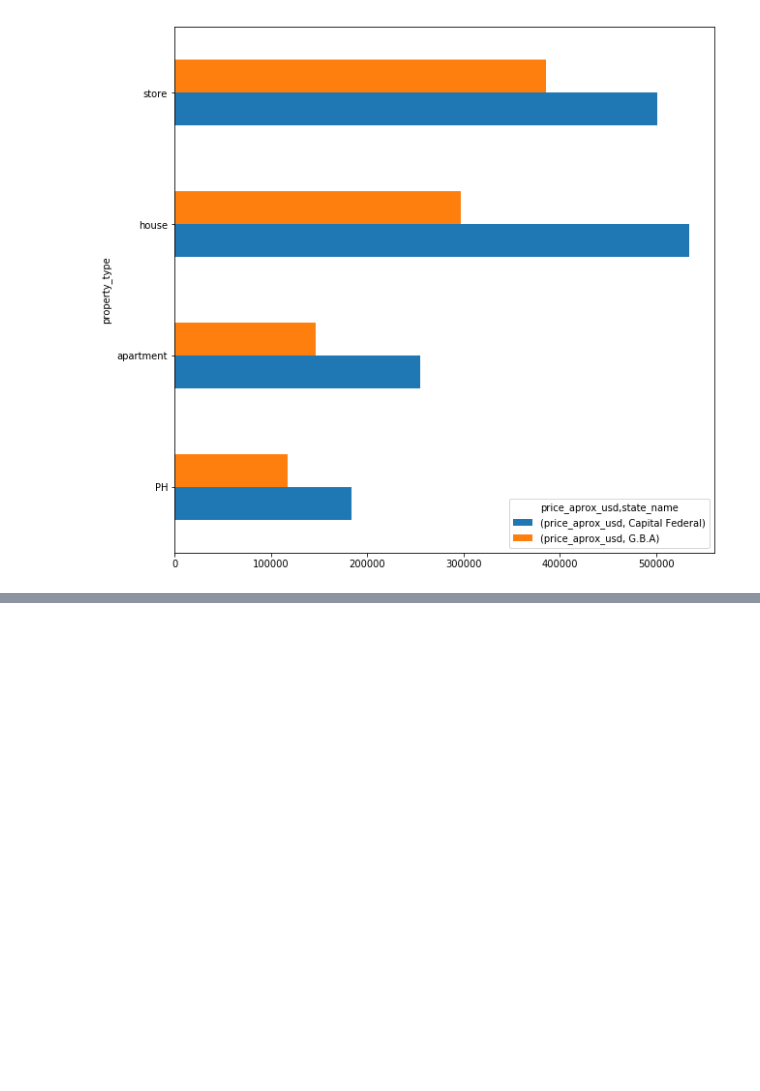
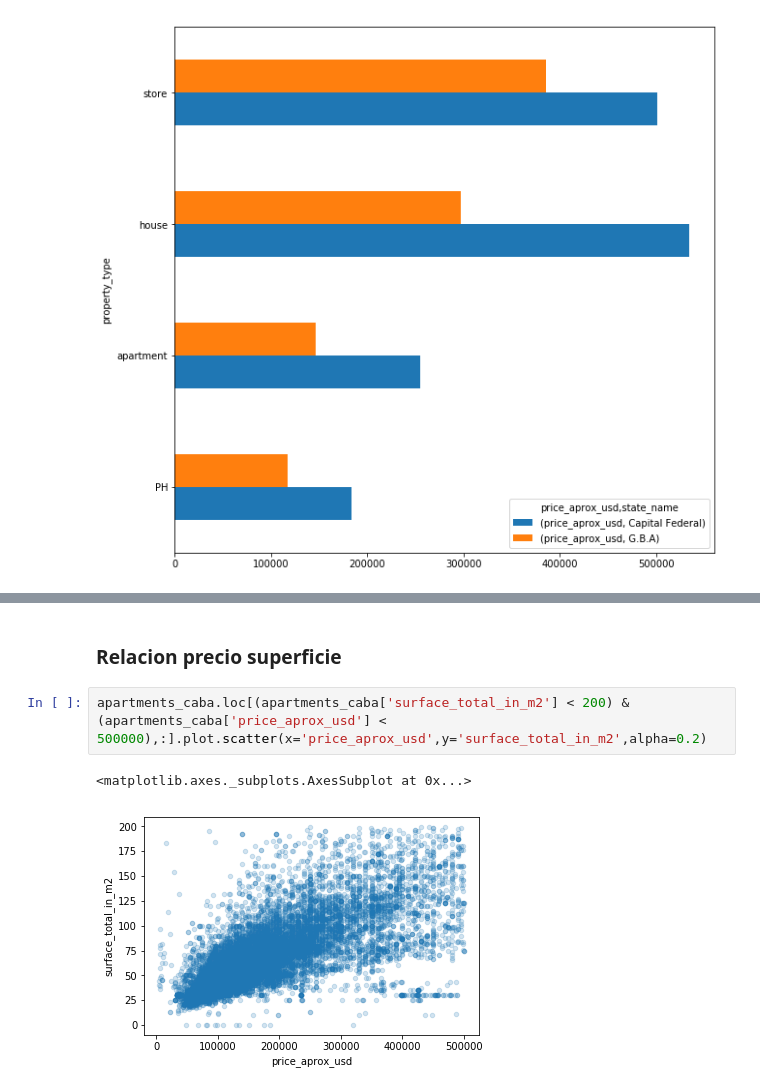
Before and after one commit to LucianoGiannotti/ProperatiDatosTP, a Jupyter notebook: Depuracion de datos.ipynb, the cells around one changed output, grey strips where cells are left out. Drawn from its saved outputs; the diff is of its cells as text; blank space fills up the shorter version.

Commit message:
scatter precio superficie deptos caba

```diff
--- a/Depuracion de datos.ipynb
+++ b/Depuracion de datos.ipynb
@@ -701,0 +733,7 @@ grouped.plot(kind='barh', figsize=(10,10))
+# %% [markdown]
+### Relacion precio superficie
+# %%
+apartments_caba.loc[(apartments_caba['surface_total_in_m2'] < 200) &(apartments_caba['price_aprox_usd'] < 500000),:].plot.scatter(x='price_aprox_usd',y='surface_total_in_m2',alpha=0.2)
+# %% [output]
+<matplotlib.axes._subplots.AxesSubplot at 0x...>
+[figure, added]
```
Also changed, not shown: parts of 5 cells of this notebook.
